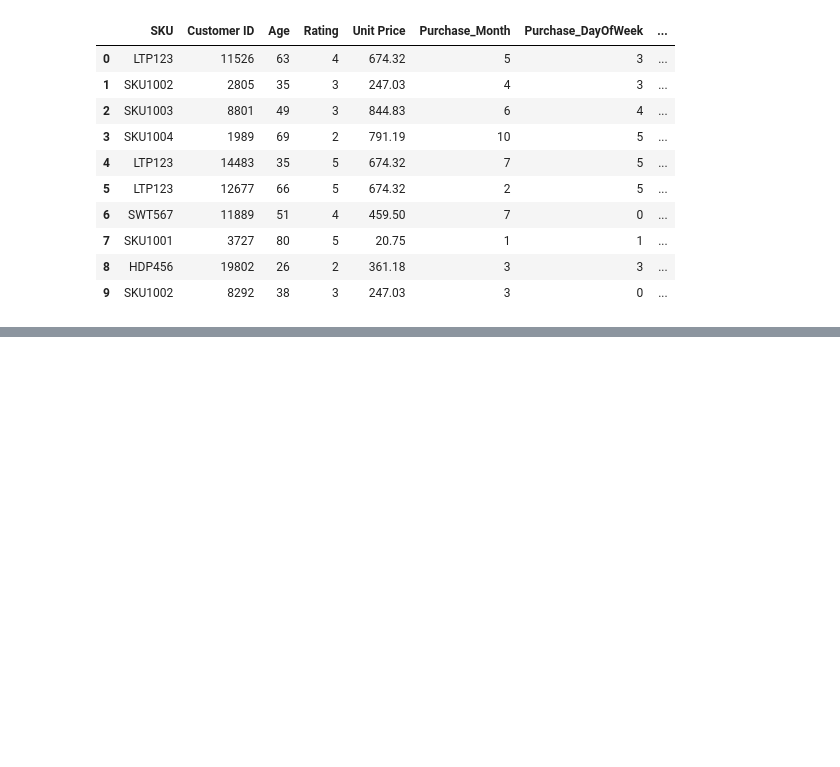
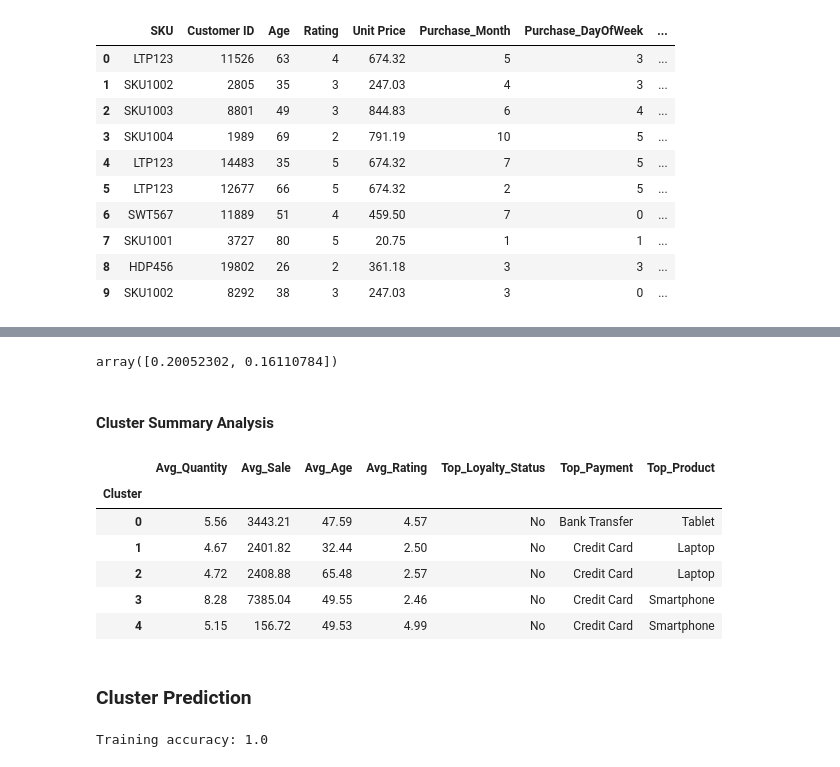
Before and after one commit to maxr-hw/Machine-Learning-A4-ESILV-Project, a Jupyter notebook: Project-ML-A4.ipynb, the cells around one changed output, grey strips where cells are left out. Cells and saved outputs as stored; diff of their text form; code cells hidden in the pictures; blank space fills up the shorter version.

```diff
--- a/Project-ML-A4.ipynb
+++ b/Project-ML-A4.ipynb
@@ -391,0 +586,39 @@ comparison.head(10)
+# %%
+pca.explained_variance_ratio_
+# %% [output]
+array([0.20052302, 0.16110784])
+# %% [markdown]
+#### Cluster Summary Analysis
+# %%
+# Compute aggregated metrics for each cluster
+cluster_profile = df_cluster.groupby('Cluster').agg({
+    'Quantity': 'mean',
+    'Sale_Amount': 'mean',
+    'Age': 'mean',
+    'Rating': 'mean',
+    'Loyalty Member': lambda x: x.value_counts(normalize=True).index[0],  # most common
+    'Payment Method': lambda x: x.value_counts(normalize=True).index[0],
+    'Product Type': lambda x: x.value_counts(normalize=True).index[0]
+}).round(2)
+
+cluster_profile.rename(columns={
+    'Quantity': 'Avg_Quantity',
+    'Sale_Amount': 'Avg_Sale',
+    'Age': 'Avg_Age',
+    'Rating': 'Avg_Rating',
+    'Loyalty Member': 'Top_Loyalty_Status',
+    'Payment Method': 'Top_Payment',
+    'Product Type': 'Top_Product'
+}, inplace=True)
+
+display(cluster_profile)
+# %% [output]
+|  | Avg_Quantity | Avg_Sale | Avg_Age | Avg_Rating | Top_Loyalty_Status | Top_Payment | Top_Product |
+| Cluster |  |  |  |  |  |  |  |
+| 0 | 5.56 | 3443.21 | 47.59 | 4.57 | No | Bank Transfer | Tablet |
+| 1 | 4.67 | 2401.82 | 32.44 | 2.50 | No | Credit Card | Laptop |
+| 2 | 4.72 | 2408.88 | 65.48 | 2.57 | No | Credit Card | Laptop |
+| 3 | 8.28 | 7385.04 | 49.55 | 2.46 | No | Credit Card | Smartphone |
+| 4 | 5.15 | 156.72 | 49.53 | 4.99 | No | Credit Card | Smartphone |
+# %% [markdown]
+### Cluster Prediction
@@ -391,0 +639,12 @@ comparison.head(10)
+# %%
+from sklearn.ensemble import RandomForestClassifier
+
+clf = RandomForestClassifier(n_estimators=200, random_state=42)
+clf.fit(X_train_prep, y_train)
+
+# Optional: check training accuracy
+y_pred_train = clf.predict(X_train_prep)
+from sklearn.metrics import accuracy_score
+print("Training accuracy:", accuracy_score(y_train, y_pred_train))
+# %% [output]
+Training accuracy: 1.0
```
Also changed, not shown: parts of 10 cells of this notebook.
